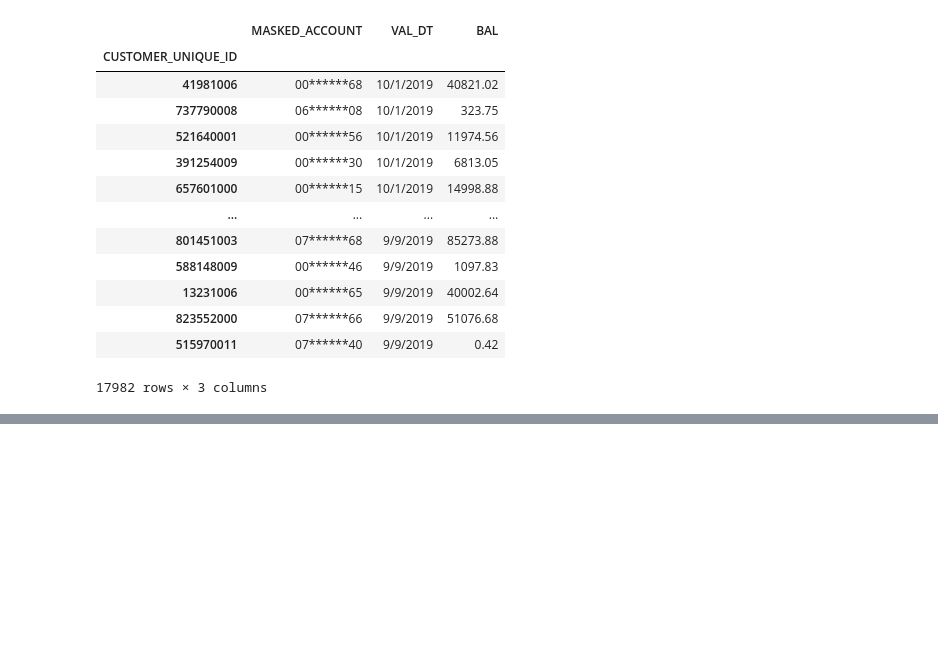
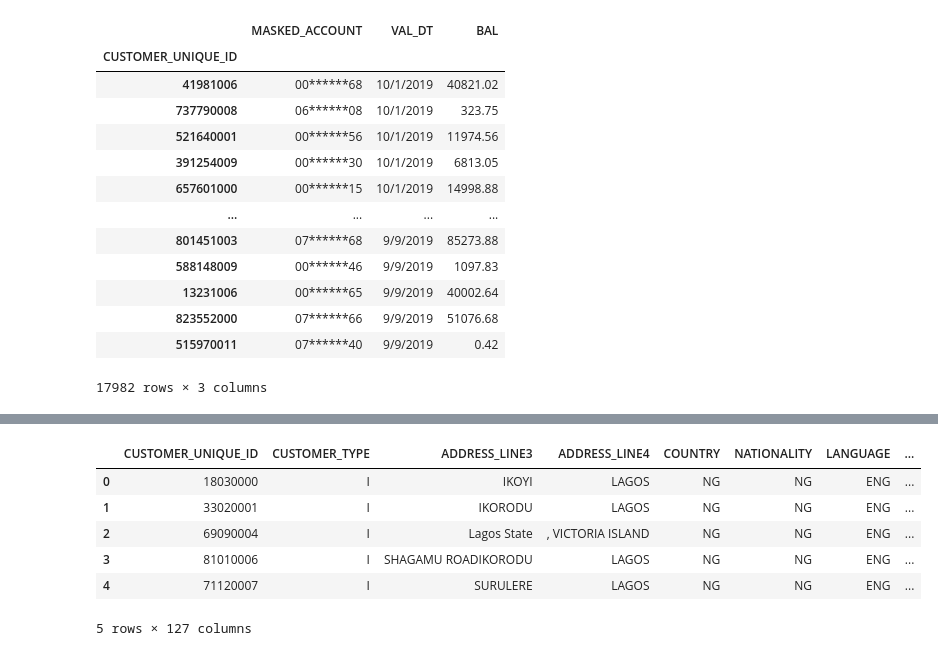
Before and after one commit to Ayanlola2002/Stutern, a Jupyter notebook: Stutern_Group_Task.ipynb, the cells around one changed output, grey strips where cells are left out. Cells and saved outputs as stored; diff of their text form; code cells hidden in the pictures; blank space fills up the shorter version.

```diff
--- a/Stutern_Group_Task.ipynb
+++ b/Stutern_Group_Task.ipynb
@@ -238 +251,15 @@ BAL               4
 dtype: int64
+# %%
+#using regex101 online tool on all_demographics
+all_demographics.ADDRESS_LINE3=all_demographics.ADDRESS_LINE3.str.replace(',\s*','')
+all_demographics.ADDRESS_LINE3=all_demographics.ADDRESS_LINE3.str.replace('\d*','')
+# %%
+all_demographics.head()
+# %% [output]
+|  | CUSTOMER_UNIQUE_ID | CUSTOMER_TYPE | ADDRESS_LINE3 | ADDRESS_LINE4 | COUNTRY | NATIONALITY | LANGUAGE | ... |
+| 0 | 18030000 | I | IKOYI | LAGOS | NG | NG | ENG | ... |
+| 1 | 33020001 | I | IKORODU | LAGOS | NG | NG | ENG | ... |
+| 2 | 69090004 | I | Lagos State | , VICTORIA ISLAND | NG | NG | ENG | ... |
+| 3 | 81010006 | I | SHAGAMU ROADIKORODU | LAGOS | NG | NG | ENG | ... |
+| 4 | 71120007 | I | SURULERE | LAGOS | NG | NG | ENG | ... |
+5 rows × 127 columns
```
Also changed, not shown: parts of 25 cells of this notebook.
